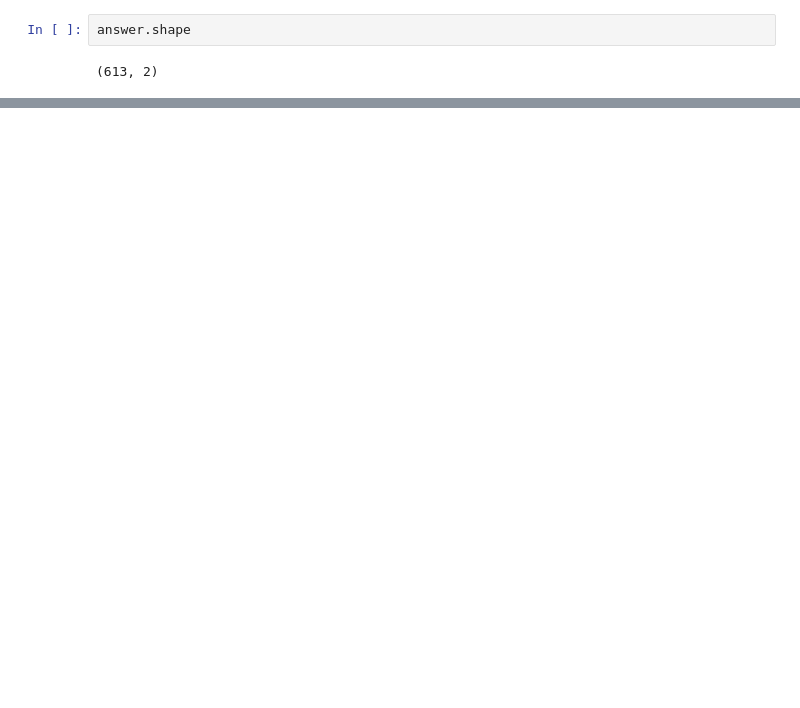
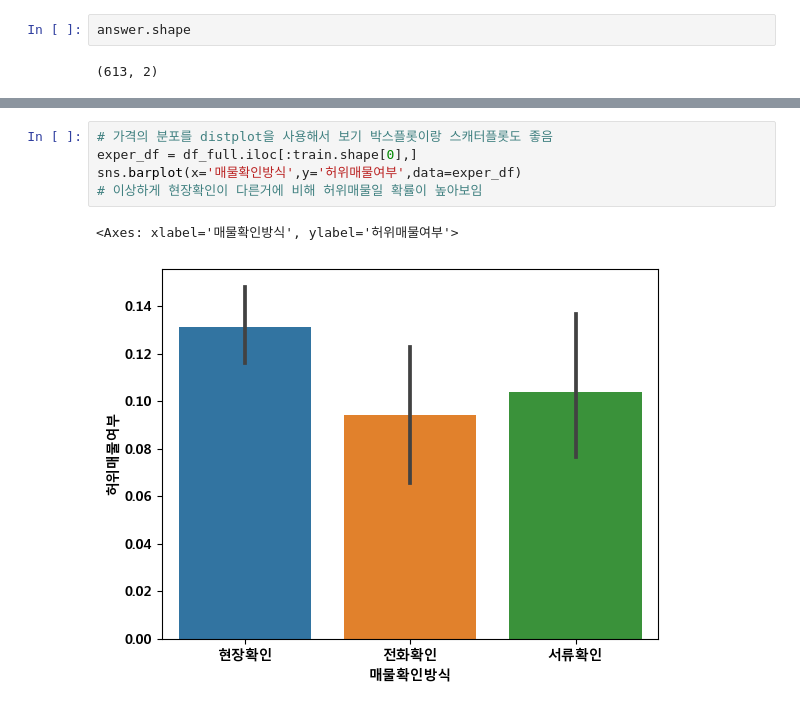
Before and after one commit to Salamamder/project_jericho, a Jupyter notebook: 임시이름.ipynb, the cells around one changed output, grey strips where cells are left out. Cells and saved outputs as stored; diff of their text form; blank space fills up the shorter version.

```diff
--- a/임시이름.ipynb
+++ b/임시이름.ipynb
@@ -402,0 +437,8 @@ answer.shape
+# %%
+# 가격의 분포를 distplot을 사용해서 보기 박스플롯이랑 스캐터플롯도 좋음
+exper_df = df_full.iloc[:train.shape[0],]
+sns.barplot(x='매물확인방식',y='허위매물여부',data=exper_df)
+# 이상하게 현장확인이 다른거에 비해 허위매물일 확률이 높아보임
+# %% [output]
+<Axes: xlabel='매물확인방식', ylabel='허위매물여부'>
+[figure, added]
```
Also changed, not shown: parts of 16 cells of this notebook.
